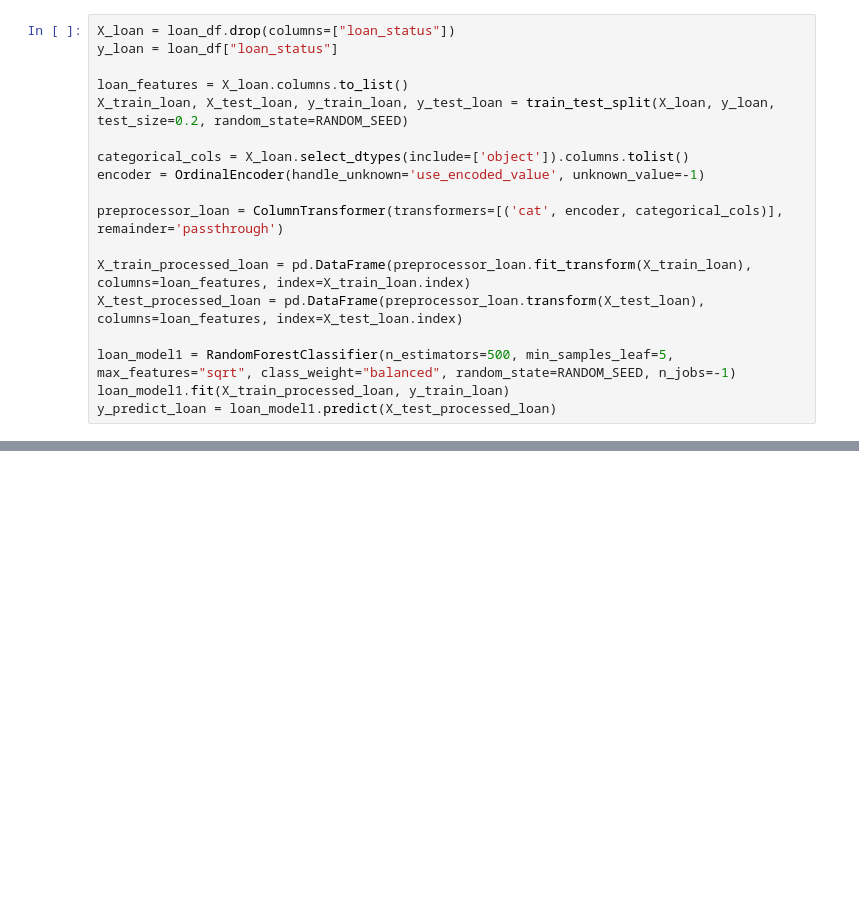
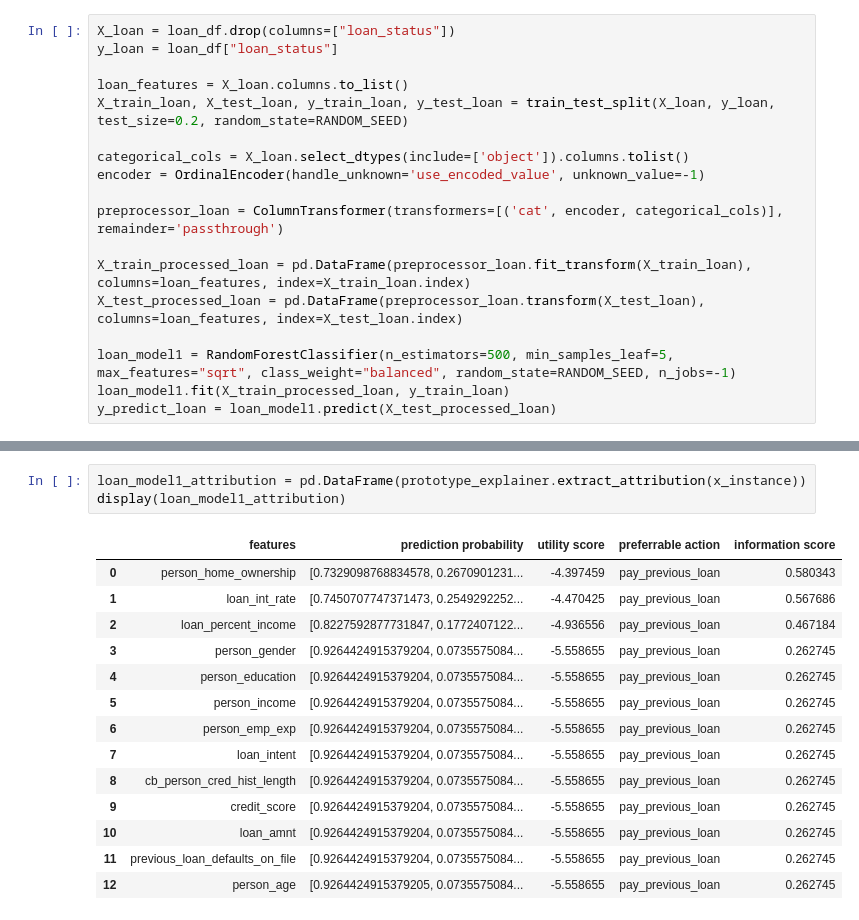
Before and after one commit to alexisvuvietnam/UtilityAlignedExplainer, a Jupyter notebook: empirical_work_tabular.ipynb, the cells around one changed output, grey strips where cells are left out. Drawn from its saved outputs; the diff is of its cells as text; blank space fills up the shorter version.

```diff
--- a/empirical_work_tabular.ipynb
+++ b/empirical_work_tabular.ipynb
@@ -144,0 +139,18 @@ prototype_explainer.explanations
+# %%
+loan_model1_attribution = pd.DataFrame(prototype_explainer.extract_attribution(x_instance))
+display(loan_model1_attribution)
+# %% [output]
+|  | features | prediction probability | utility score | preferrable action | information score |
+| 0 | person_home_ownership | [0.7329098768834578, 0.2670901231... | -4.397459 | pay_previous_loan | 0.580343 |
+| 1 | loan_int_rate | [0.7450707747371473, 0.2549292252... | -4.470425 | pay_previous_loan | 0.567686 |
+| 2 | loan_percent_income | [0.8227592877731847, 0.1772407122... | -4.936556 | pay_previous_loan | 0.467184 |
+| 3 | person_gender | [0.9264424915379204, 0.0735575084... | -5.558655 | pay_previous_loan | 0.262745 |
+| 4 | person_education | [0.9264424915379204, 0.0735575084... | -5.558655 | pay_previous_loan | 0.262745 |
+| 5 | person_income | [0.9264424915379204, 0.0735575084... | -5.558655 | pay_previous_loan | 0.262745 |
+| 6 | person_emp_exp | [0.9264424915379204, 0.0735575084... | -5.558655 | pay_previous_loan | 0.262745 |
+| 7 | loan_intent | [0.9264424915379204, 0.0735575084... | -5.558655 | pay_previous_loan | 0.262745 |
+| 8 | cb_person_cred_hist_length | [0.9264424915379204, 0.0735575084... | -5.558655 | pay_previous_loan | 0.262745 |
+| 9 | credit_score | [0.9264424915379204, 0.0735575084... | -5.558655 | pay_previous_loan | 0.262745 |
+| 10 | loan_amnt | [0.9264424915379204, 0.0735575084... | -5.558655 | pay_previous_loan | 0.262745 |
+| 11 | previous_loan_defaults_on_file | [0.9264424915379204, 0.0735575084... | -5.558655 | pay_previous_loan | 0.262745 |
+| 12 | person_age | [0.9264424915379205, 0.0735575084... | -5.558655 | pay_previous_loan | 0.262745 |
```
Also changed, not shown: parts of 21 cells of this notebook, 3 other files.
